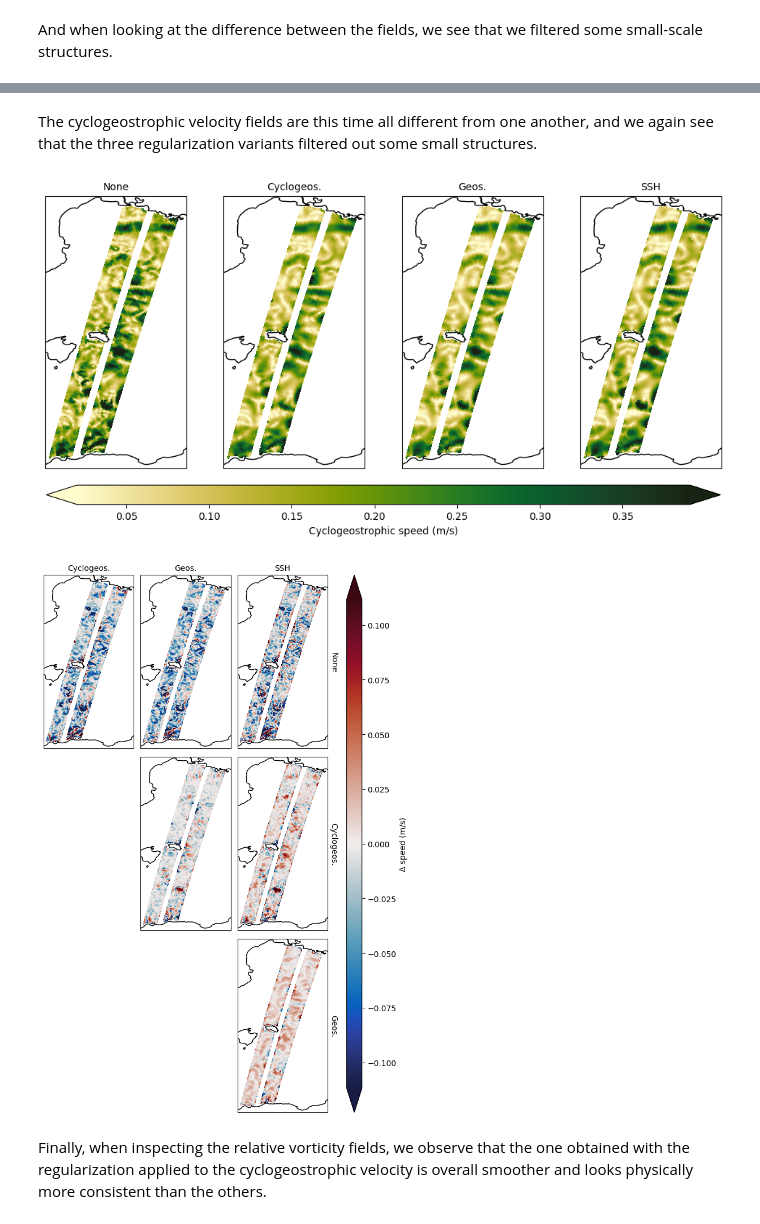
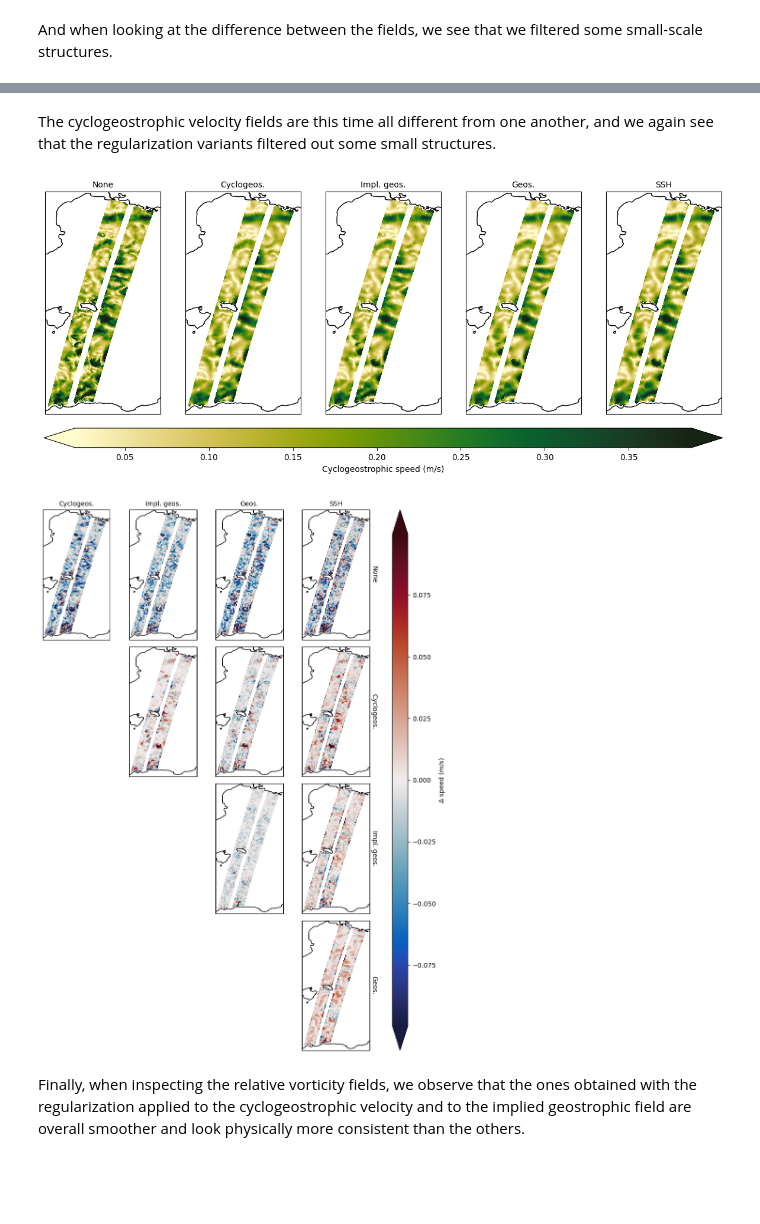
Before and after one commit to IGE-OPERA/jaxparrow, a Jupyter notebook: docs/examples/swot_regularization.ipynb, the cells around one changed output, grey strips where cells are left out. Drawn from its saved outputs; the diff is of its cells as text; code cells hidden in the pictures; blank space fills up the shorter version.

```diff
--- a/docs/examples/swot_regularization.ipynb
+++ b/docs/examples/swot_regularization.ipynb
@@ -143,25 +193,30 @@ mb_results_ssh = minimization_based(
 We now visually observe the difference between the SSH, cyclogeostrophic velocity, and cyclogeostrophic relative vorticity fields obtained from the different regularization variants (including no regularization).
 # %%
 ssh_reg_cg = mb_results_cg.ssh if mb_results_cg.ssh is not None else ssh
+ssh_reg_ig = mb_results_ig.ssh if mb_results_ig.ssh is not None else ssh
 ssh_reg_g = mb_results_g.ssh if mb_results_g.ssh is not None else ssh
 ssh_reg_ssh = mb_results_ssh.ssh if mb_results_ssh.ssh is not None else ssh
 
 ucg_reg_cg = mb_results_cg.ucg
+ucg_reg_ig = mb_results_ig.ucg
 ucg_reg_g = mb_results_g.ucg
 ucg_reg_ssh = mb_results_ssh.ucg
 ucg_noreg = mb_results_noreg.ucg
 
 vcg_reg_cg = mb_results_cg.vcg
+vcg_reg_ig = mb_results_ig.vcg
 vcg_reg_g = mb_results_g.vcg
 vcg_reg_ssh = mb_results_ssh.vcg
 vcg_noreg = mb_results_noreg.vcg
 # %%
 uvcg_reg_cg = kinematics.magnitude(ucg_reg_cg, vcg_reg_cg)
+uvcg_reg_ig = kinematics.magnitude(ucg_reg_ig, vcg_reg_ig)
 uvcg_reg_g = kinematics.magnitude(ucg_reg_g, vcg_reg_g)
 uvcg_reg_ssh = kinematics.magnitude(ucg_reg_ssh, vcg_reg_ssh)
 uvcg_noreg = kinematics.magnitude(ucg_noreg, vcg_noreg)
 
 rv_reg_cg = kinematics.vorticity(ucg_reg_cg, vcg_reg_cg, lat, lon)
+rv_reg_ig = kinematics.vorticity(ucg_reg_ig, vcg_reg_ig, lat, lon)
 rv_reg_g = kinematics.vorticity(ucg_reg_g, vcg_reg_g, lat, lon)
 rv_reg_ssh = kinematics.vorticity(ucg_reg_ssh, vcg_reg_ssh, lat, lon)
 rv_noreg = kinematics.vorticity(ucg_noreg, vcg_noreg, lat, lon)
@@ -231,16 +248,16 @@ rv_noreg_da = xr.DataArray(
 # %%
-methods = ["None", "Cyclogeos.", "Geos.", "SSH"]
+methods = ["None", "Cyclogeos.", "Impl. geos.", "Geos.", "SSH"]
 
 ssh_da = xr.concat(
-    [ssh_noreg_da, ssh_reg_cg_da, ssh_reg_g_da, ssh_reg_ssh_da],
+    [ssh_noreg_da, ssh_reg_cg_da, ssh_reg_ig_da, ssh_reg_g_da, ssh_reg_ssh_da],
     dim=xr.Variable("regularization", methods)
 )
 uvcg_da = xr.concat(
-    [uvcg_noreg_da, uvcg_reg_cg_da, uvcg_reg_g_da, uvcg_reg_ssh_da],
+    [uvcg_noreg_da, uvcg_reg_cg_da, uvcg_reg_ig_da, uvcg_reg_g_da, uvcg_reg_ssh_da],
     dim=xr.Variable("regularization", methods)
 )
 rv_da = xr.concat(
-    [rv_noreg_da, rv_reg_cg_da, rv_reg_g_da, rv_reg_ssh_da],
+    [rv_noreg_da, rv_reg_cg_da, rv_reg_ig_da, rv_reg_g_da, rv_reg_ssh_da],
     dim=xr.Variable("regularization", methods)
 )
 # %%
@@ -268,7 +285,7 @@ def plot_diff_triangle(da, cmap, cbar_label):
         x="longitude", y="latitude", row="row", col="col",
         cmap=cmap, robust=True, add_colorbar=True,
         cbar_kwargs={"label": cbar_label, "aspect": 35},
-        figsize=(7, 10),
+        figsize=(10, 12),
         subplot_kws={"projection": ccrs.PlateCarree()},
     )
     fg.set_titles("{value}")
@@ -306,13 +323,13 @@ plot_diff_triangle(ssh_diff_da, cmo.balance, "ΔSSH (m)")
 # %% [markdown]
-The cyclogeostrophic velocity fields are this time all different from one another, and we again see that the three regularization variants filtered out some small structures.
+The cyclogeostrophic velocity fields are this time all different from one another, and we again see that the regularization variants filtered out some small structures.
 # %%
 fg = uvcg_da.plot.pcolormesh(
     x="longitude", y="latitude", col="regularization",
     cmap=cmo.speed, add_colorbar=True, robust=True,
     cbar_kwargs={
-        "label": "Cyclogeostrophic speed (m/s)", "location": "bottom", "shrink": 0.96, "aspect": 35, "pad": 0.05
+        "label": "Cyclogeostrophic speed (m/s)", "location": "bottom", "shrink": 0.98, "aspect": 35, "pad": 0.05
     },
-    figsize=(10, 5), subplot_kws={"projection": ccrs.PlateCarree()}
+    figsize=(12, 5), subplot_kws={"projection": ccrs.PlateCarree()}
 )
 
 fg.set_titles("{value}")
@@ -321,14 +338,14 @@ for ax in fg.axs.flat:
 
 plt.show()
 # %% [output]
-[figure, old version]
+[figure, new version]
 # %%
-uvcg_diff_da = build_diff_da([uvcg_noreg_da, uvcg_reg_cg_da, uvcg_reg_g_da, uvcg_reg_ssh_da])
+uvcg_diff_da = build_diff_da([uvcg_noreg_da, uvcg_reg_cg_da, uvcg_reg_ig_da, uvcg_reg_g_da, uvcg_reg_ssh_da])
 plot_diff_triangle(uvcg_diff_da, cmo.balance, "Δ speed (m/s)")
 # %% [output]
-[figure, old version]
+[figure, new version]
 # %% [markdown]
-Finally, when inspecting the relative vorticity fields, we observe that the one obtained with the regularization applied to the cyclogeostrophic velocity is overall smoother and looks physically more consistent than the others.
+Finally, when inspecting the relative vorticity fields, we observe that the ones obtained with the regularization applied to the cyclogeostrophic velocity and to the implied geostrophic field are overall smoother and look physically more consistent than the others.
 # %%
 fg = rv_da.plot.pcolormesh(
     x="longitude", y="latitude", col="regularization",
```
Also changed, not shown: parts of 12 cells of this notebook, 2 other files.
